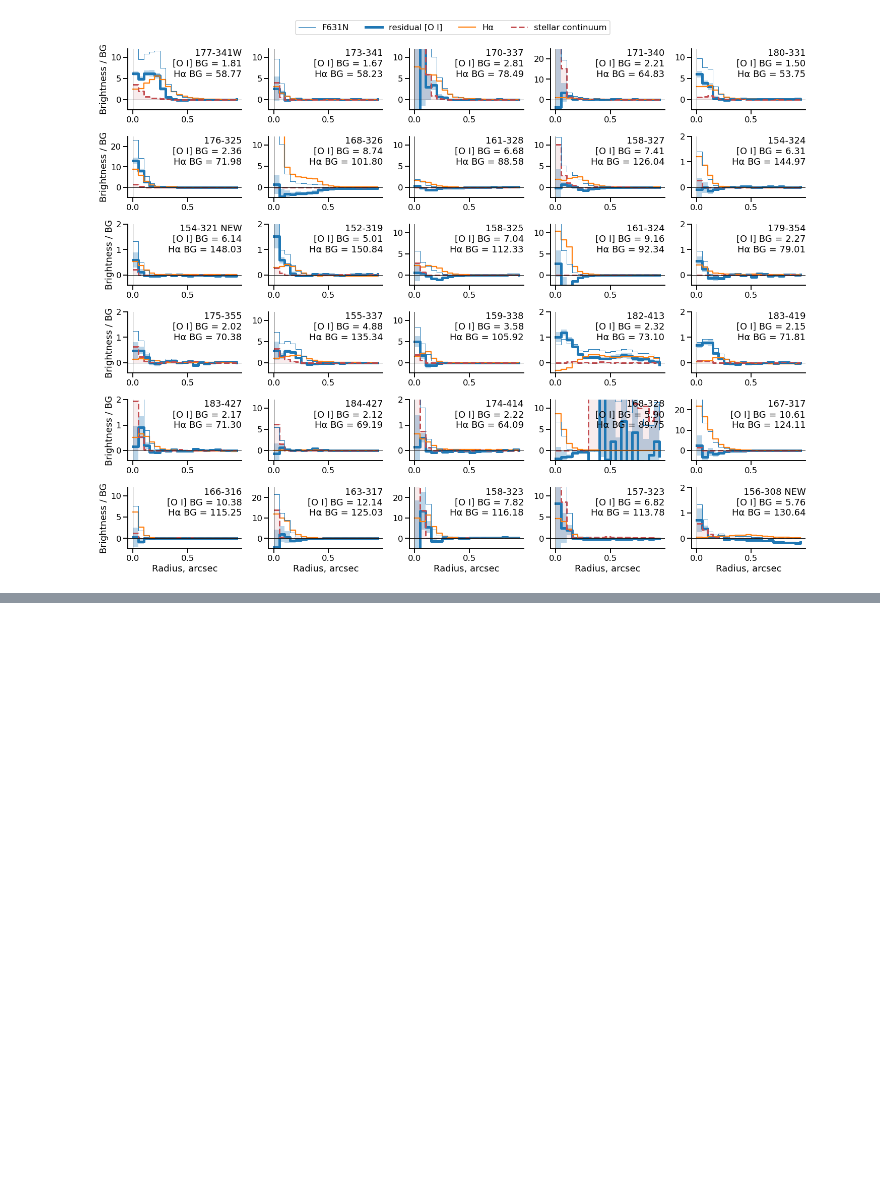
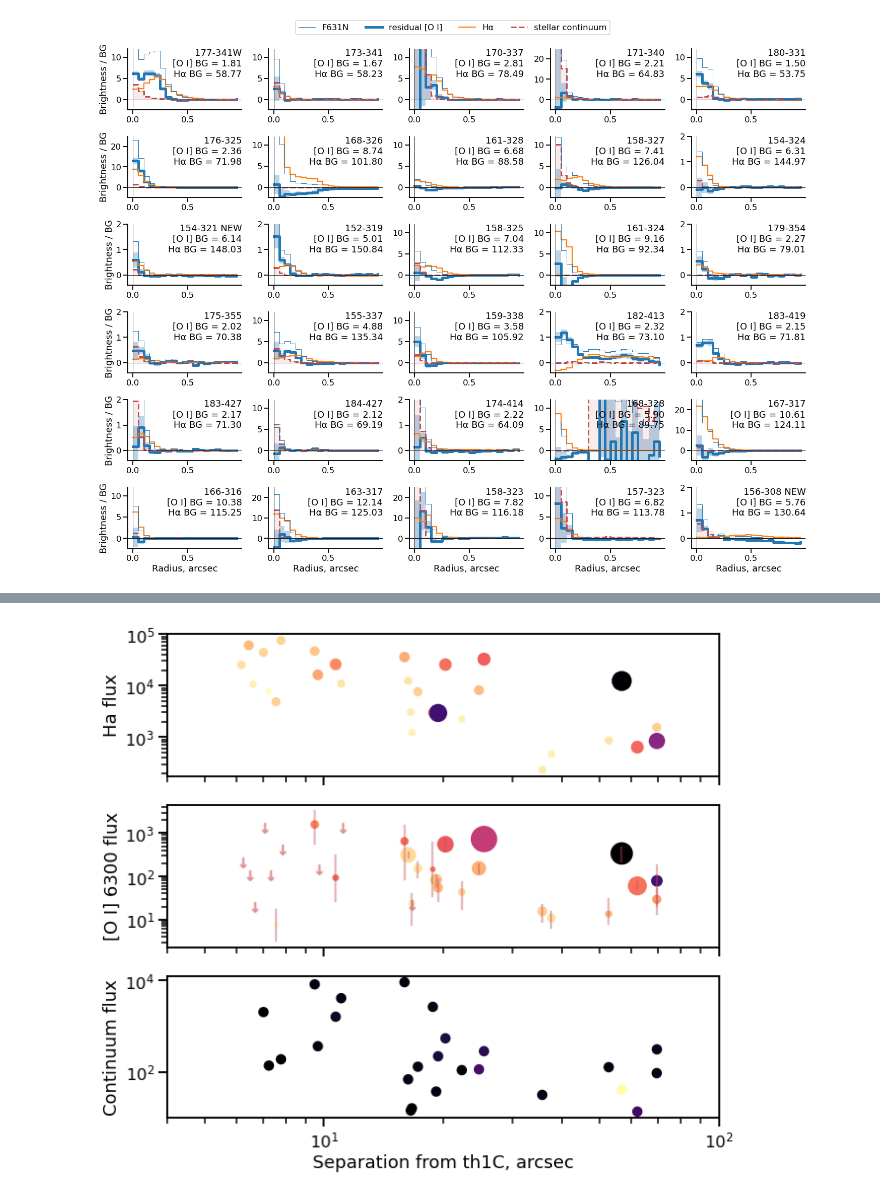
Before and after one commit to will-henney/neutral-proplyds, a Jupyter notebook: notebooks/02-all-proplyds-PC.ipynb, the cells around one changed output, grey strips where cells are left out. Cells and saved outputs as stored; diff of their text form; code cells hidden in the pictures; blank space fills up the shorter version.

Commit message:
Finish collating results and some preliminary plots
All I need to do now is to find the absolute calibration

```diff
--- a/notebooks/02-all-proplyds-PC.ipynb
+++ b/notebooks/02-all-proplyds-PC.ipynb
@@ -750,7 +775,9 @@ def calculate_fluxes(pr: ProplydResults):
 # %%
-pp = ProplydProfiles(source_table[18], pcfilters)
-pres = ProplydResults(pp)
-calculate_fluxes(pres)
+pres = calculate_fluxes(
+    ProplydResults(
+        ProplydProfiles(source_table[27], pcfilters)
+    )
+)
 # %%
 pres.r_ha, pres.r_cont, pres.r_oi
 # %% [output]
@@ -769,0 +850,5 @@ pres.nha, pres.noi, pres.noi_lo, pres.noi_hi
+# %%
+upper_limits = results_table["F_oi_lo"] <= 0.0
+results_table["F_oi"][upper_limits] = np.nan
+invalid_cont = results_table["F_cont"] <= 0.0
+results_table["F_cont"][invalid_cont] = np.nan
@@ -769,0 +877,55 @@ pres.nha, pres.noi, pres.noi_lo, pres.noi_hi
+# %%
+fig, axes = plt.subplots(3, 1, sharex=True, figsize=(10, 9))
+axes[0].scatter(
+    "Sep",
+    "F_ha",
+    data=results_table,
+    s=30 * results_table["r_ha"] / 0.05,
+    c="r_ha",
+    cmap="magma_r",
+)
+axes[1].scatter(
+    "Sep",
+    "F_oi",
+    data=results_table,
+    s=30 * results_table["s/n"] * results_table["r_oi"] / 0.05,
+    c="r_oi",
+    cmap="magma_r",
+)
+for row in results_table:
+    if np.isfinite(row["F_oi"]):
+        axes[1].plot(
+            [row["Sep"].value, row["Sep"].value],
+            [row["F_oi_lo"], row["F_oi_hi"]],
+            color="r",
+            alpha=0.4,
+        )
+    else:
+        axes[1].scatter(
+            row["Sep"].value,
+            row["F_oi_hi"],
+            marker="$\downarrow$",
+            color="r",
+            s=100,
+            alpha=0.4,
+        )
+axes[2].scatter(
+    "Sep",
+    "F_cont",
+    data=results_table,
+    c="r_cont",
+    cmap="inferno",
+)
+for ax in axes:
+    ax.set(
+        xscale="log",
+        yscale="log",
+        xlim=[4.0, 100.0],
+    )
+axes[-1].set_xlabel("Separation from th1C, arcsec")
+axes[0].set_ylabel("Ha flux")
+axes[1].set_ylabel("[O I] 6300 flux")
+axes[2].set_ylabel("Continuum flux")
+...;
+# %% [output]
+[figure, added]
```
Also changed, not shown: parts of 13 cells of this notebook, 1 other file.
